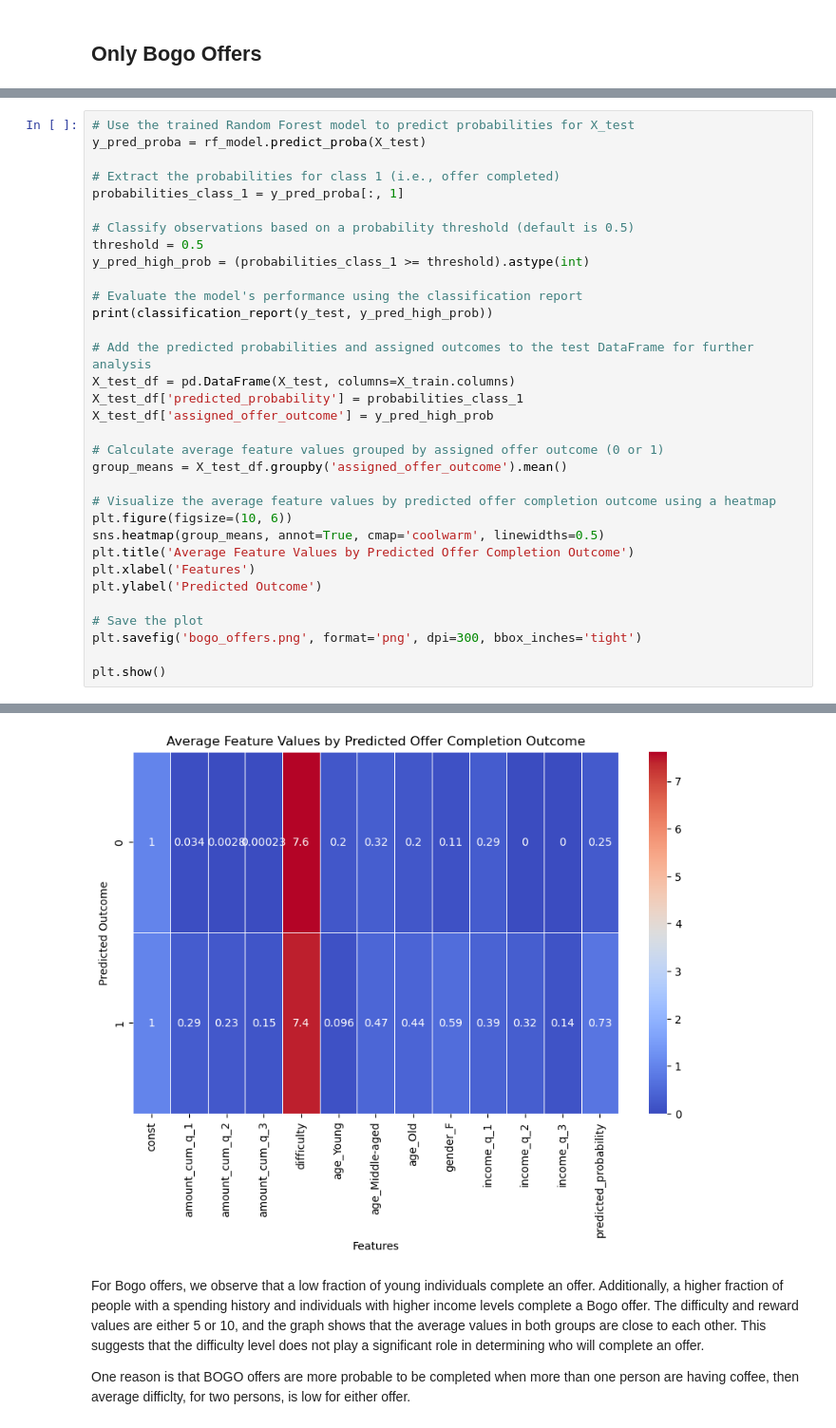
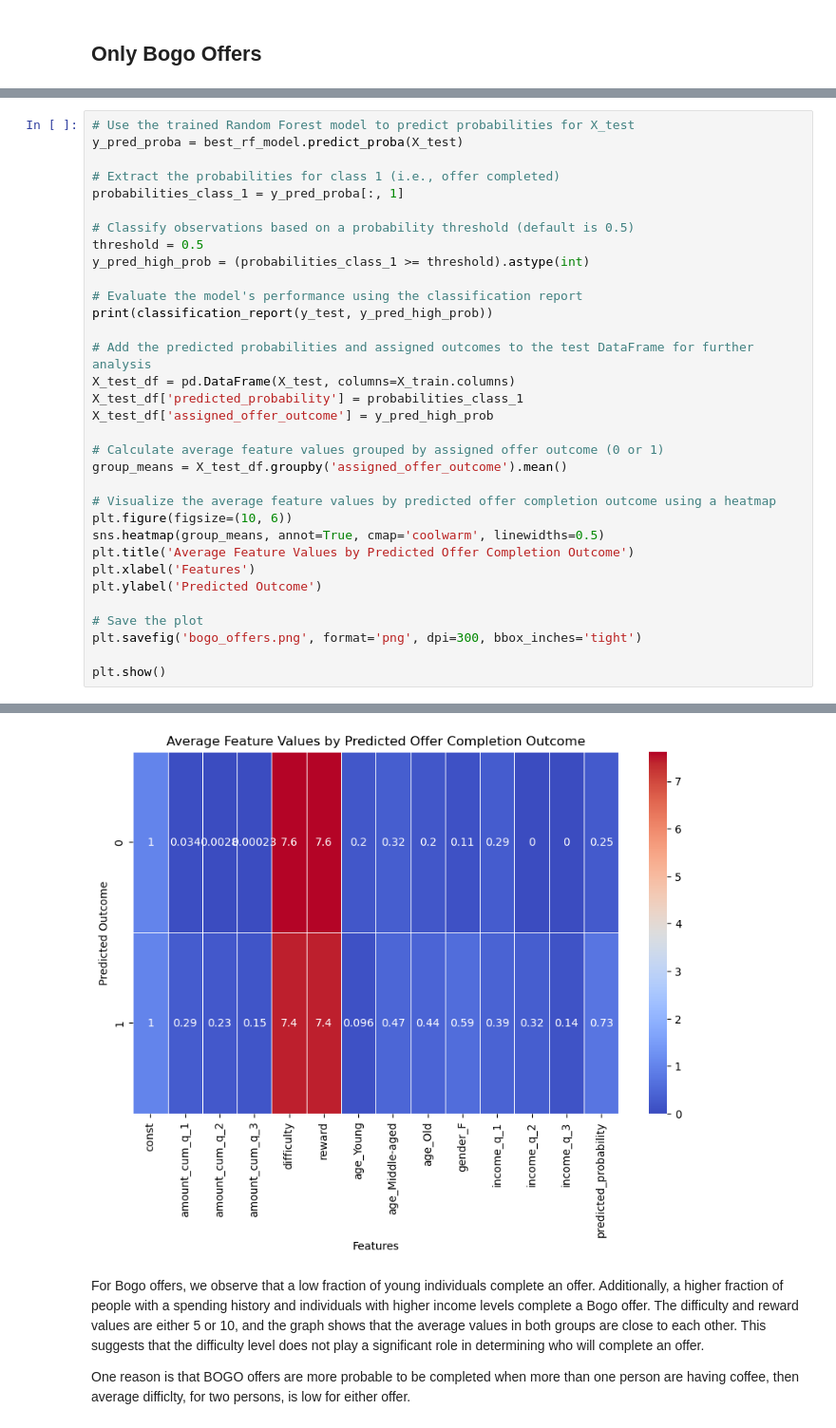
Before and after one commit to mdizadi/Starbucks-Capstone-Challenge, a Jupyter notebook: Starbucks_Capstone_notebook.ipynb, the cells around one changed output, grey strips where cells are left out. Shown at 95% size. Drawn from its saved outputs; the diff is of its cells as text.

```diff
--- a/Starbucks_Capstone_notebook.ipynb
+++ b/Starbucks_Capstone_notebook.ipynb
@@ -1538,7 +1739,7 @@ Accuracy: 0.7374863387978142
 0             const    0.000000
 # %%
 # Use the trained Random Forest model to predict probabilities for X_test
-y_pred_proba = rf_model.predict_proba(X_test)
+y_pred_proba = best_rf_model.predict_proba(X_test)
 
 # Extract the probabilities for class 1 (i.e., offer completed)
 probabilities_class_1 = y_pred_proba[:, 1]
@@ -1551,34 +1752,34 @@ y_pred_high_prob = (probabilities_class_1 >= threshold).astype(int)
 print(classification_report(y_test, y_pred_high_prob))
 
 # Add the predicted probabilities and assigned outcomes to the test DataFrame for further analysis
 X_test_df = pd.DataFrame(X_test, columns=X_train.columns)
 X_test_df['predicted_probability'] = probabilities_class_1
 X_test_df['assigned_offer_outcome'] = y_pred_high_prob
 
 # Calculate average feature values grouped by assigned offer outcome (0 or 1)
 group_means = X_test_df.groupby('assigned_offer_outcome').mean()
 
 # Visualize the average feature values by predicted offer completion outcome using a heatmap
 plt.figure(figsize=(10, 6))
 sns.heatmap(group_means, annot=True, cmap='coolwarm', linewidths=0.5)
 plt.title('Average Feature Values by Predicted Offer Completion Outcome')
 plt.xlabel('Features')
 plt.ylabel('Predicted Outcome')
 
 # Save the plot
 plt.savefig('bogo_offers.png', format='png', dpi=300, bbox_inches='tight')
 
 plt.show()
 # %% [output]
               precision    recall  f1-score   support
 
            0       0.74      0.72      0.73      4469
            1       0.74      0.76      0.75      4681
 
     accuracy                           0.74      9150
    macro avg       0.74      0.74      0.74      9150
 weighted avg       0.74      0.74      0.74      9150
-[figure, old version]
+[figure, new version]
 # %% [markdown]
 For Bogo offers, we observe that a low fraction of young individuals complete an offer. Additionally, a higher fraction of people with a spending history and individuals with higher income levels complete a Bogo offer. The difficulty and reward values are either 5 or 10, and the graph shows that the average values in both groups are close to each other. This suggests that the difficulty level does not play a significant role in determining who will complete an offer.
 
```
Also changed, not shown: parts of 19 cells of this notebook, 1 other file.
